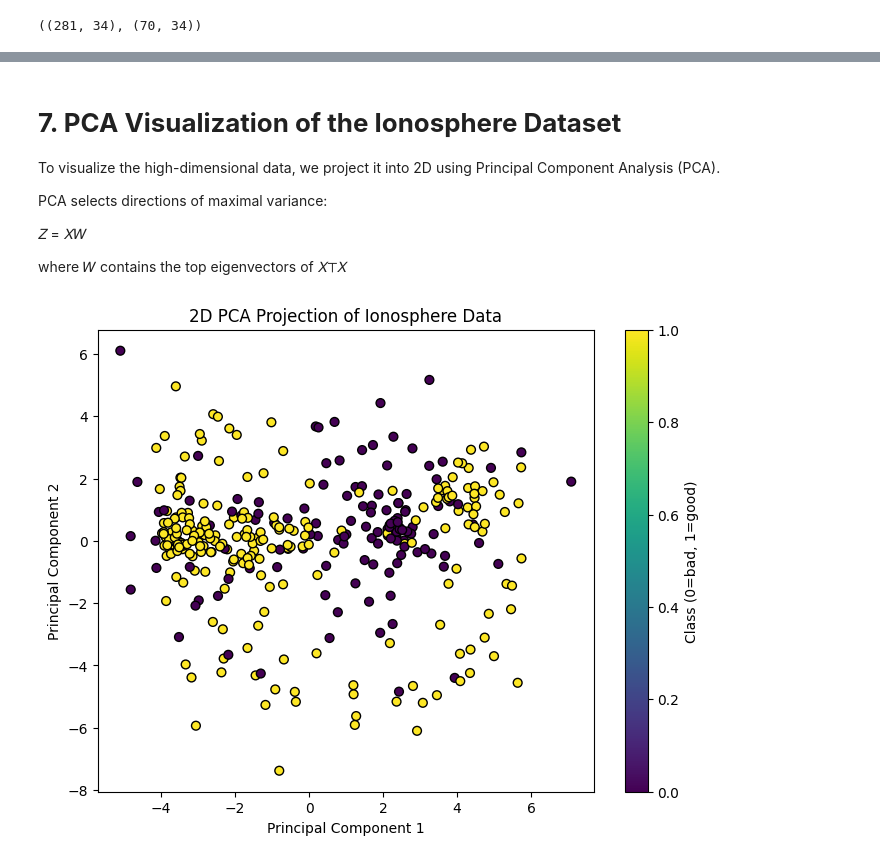
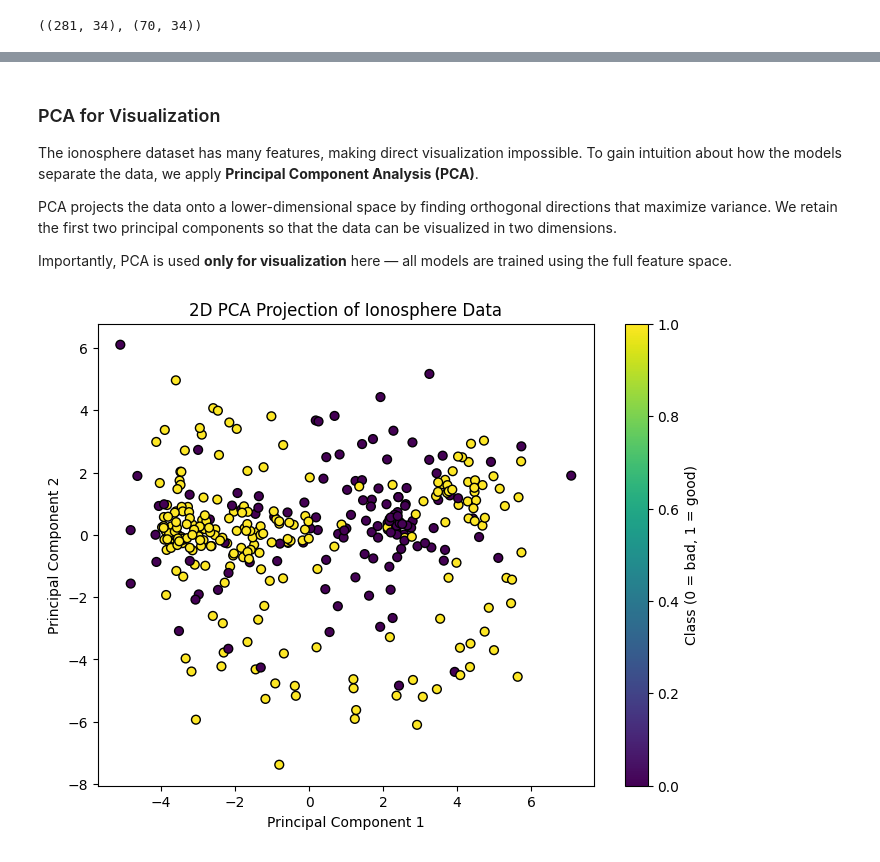
Before and after one commit to gwenfitz/fitzsimmons-cmor-438, a Jupyter notebook: notebooks/supervised_learning/Ensemble Methods/ensemble_methods_example.ipynb, the cells around one changed output, grey strips where cells are left out. Drawn from its saved outputs; the diff is of its cells as text; code cells hidden in the pictures.

```diff
--- a/notebooks/supervised_learning/Ensemble Methods/ensemble_methods_example.ipynb
+++ b/notebooks/supervised_learning/Ensemble Methods/ensemble_methods_example.ipynb
@@ -92,0 +166,11 @@ Class Distribution: [126 225]
+# %%
+# Separate features and target using positional indexing
+X = df.iloc[:, :-1]
+y = df.iloc[:, -1].values
+
+# Boxplot of feature scales
+plt.figure(figsize=(12, 6))
+plt.boxplot(X.values, vert=False)
+plt.title("Feature Scale Comparison (Before Standardization)")
+plt.xlabel("Feature Value")
+plt.show()
@@ -230,29 +439,41 @@ Different models → different errors → better combined performance.
 # %% [markdown]
-# **7. PCA Visualization of the Ionosphere Dataset**
+### PCA for Visualization
 
-To visualize the high-dimensional data, we project it into 2D using Principal Component Analysis (PCA).
+The ionosphere dataset has many features, making direct visualization impossible.
+To gain intuition about how the models separate the data, we apply **Principal Component Analysis (PCA)**.
 
-PCA selects directions of maximal variance:
+PCA projects the data onto a lower-dimensional space by finding orthogonal directions
+that maximize variance. We retain the first two principal components so that the data
+can be visualized in two dimensions.
 
-𝑍 = 𝑋𝑊
-
-where
-𝑊 contains the top eigenvectors of 𝑋⊤𝑋
+Importantly, PCA is used **only for visualization** here — all models are trained
+using the full feature space.
 # %%
-# Manual PCA for visualization
-X_centered = X_scaled - X_scaled.mean(axis=0)
-U, S, Vt = np.linalg.svd(X_centered, full_matrices=False)
-PCs = X_centered @ Vt[:2].T
+# PCA for visualization
 
-plt.figure(figsize=(8,6))
-plt.scatter(PCs[:,0], PCs[:,1], c=y, cmap="viridis", s=40, edgecolor="k")
+from rice_ml.unsupervised_learning.pca import PCA
+
+# Fit PCA on the scaled data
+pca = PCA(n_components=2)
+X_pca = pca.fit_transform(X_scaled)
+
+# Plot PCA projection
+plt.figure(figsize=(8, 6))
+plt.scatter(
+    X_pca[:, 0],
+    X_pca[:, 1],
+    c=y,
+    cmap="viridis",
+    s=40,
+    edgecolor="k"
+)
 plt.title("2D PCA Projection of Ionosphere Data")
 plt.xlabel("Principal Component 1")
 plt.ylabel("Principal Component 2")
-plt.colorbar(label="Class (0=bad, 1=good)")
+plt.colorbar(label="Class (0 = bad, 1 = good)")
 plt.show()
 # %% [output]
-[figure, old version]
+[figure, new version]
 # %% [markdown]
 ---
 
```
Also changed, not shown: parts of 21 cells of this notebook.
